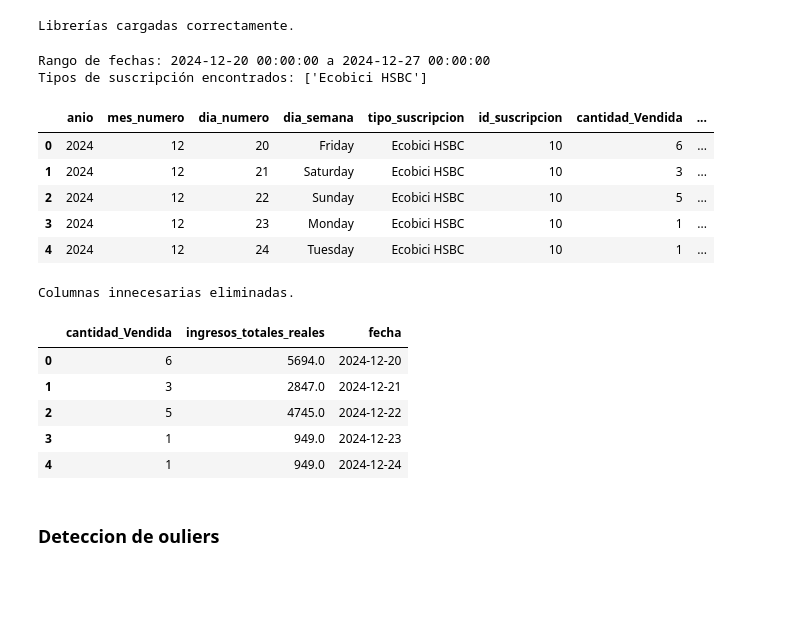
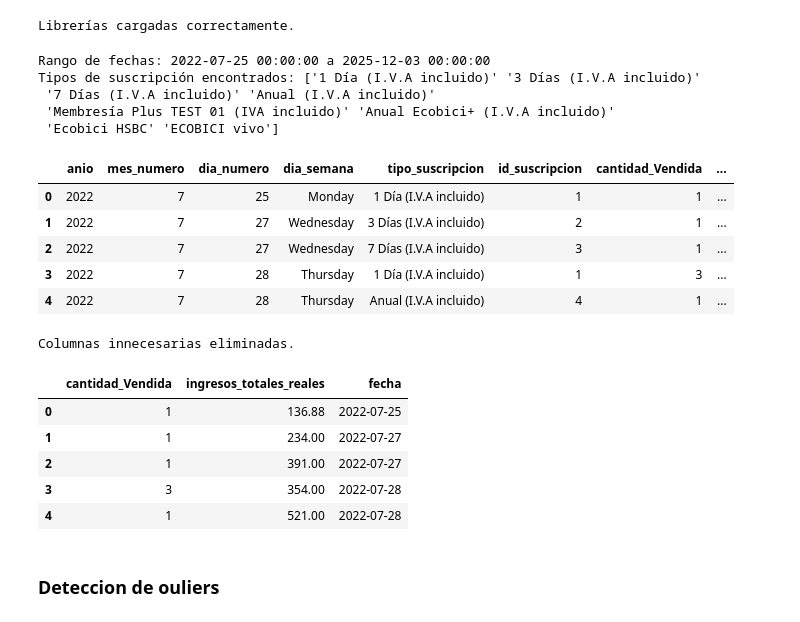
Before and after one commit to victorbriones-hub/exploratory_data_analysis, a Jupyter notebook: main/projects/forecasting_sales/notebooks/data_cleaner.ipynb, the cells around one changed output. Saved outputs shown, nothing was run; the diff lists cells and outputs as text; code cells hidden in the pictures; blank space fills up the shorter version.

```diff
--- a/main/projects/forecasting_sales/notebooks/data_cleaner.ipynb
+++ b/main/projects/forecasting_sales/notebooks/data_cleaner.ipynb
@@ -17,25 +20,28 @@ Librerías cargadas correctamente.
 # %%
 # 1. Cargar el dataset
 # Asegúrate de que el archivo esté en la misma carpeta o coloca la ruta completa
-nombre_archivo = '../data/data_forecast_2025/ingresos_membresia_ecobici_hsbc.csv'  # <--- CAMBIA ESTO POR TU ARCHIVO REAL
+nombre_archivo = f'../data/data_forecast_{anio_}/data_forecast_{anio_}_raw/ingresos_membresia_1_dia.csv'  # <--- CAMBIA ESTO POR TU ARCHIVO REAL
 df_main = pd.read_csv(nombre_archivo)
 
 # 2. Conversión de fechas
 df_main['fecha'] = pd.to_datetime(df_main['fecha'])
 
 # 3. Verificación rápida
 print(f"Rango de fechas: {df_main['fecha'].min()} a {df_main['fecha'].max()}")
 print(f"Tipos de suscripción encontrados: {df_main['tipo_suscripcion'].unique()}")
 display(df_main.head())
 # %% [output]
-Rango de fechas: 2024-12-20 00:00:00 a 2024-12-27 00:00:00
-Tipos de suscripción encontrados: ['Ecobici HSBC']
+Rango de fechas: 2022-07-25 00:00:00 a 2025-12-03 00:00:00
+Tipos de suscripción encontrados: ['1 Día (I.V.A incluido)' '3 Días (I.V.A incluido)'
+ '7 Días (I.V.A incluido)' 'Anual (I.V.A incluido)'
+ 'Membresía Plus TEST 01 (IVA incluido)' 'Anual Ecobici+ (I.V.A incluido)'
+ 'Ecobici HSBC' 'ECOBICI vivo']
 |  | anio | mes_numero | dia_numero | dia_semana | tipo_suscripcion | id_suscripcion | cantidad_Vendida | ... |
-| 0 | 2024 | 12 | 20 | Friday | Ecobici HSBC | 10 | 6 | ... |
-| 1 | 2024 | 12 | 21 | Saturday | Ecobici HSBC | 10 | 3 | ... |
-| 2 | 2024 | 12 | 22 | Sunday | Ecobici HSBC | 10 | 5 | ... |
-| 3 | 2024 | 12 | 23 | Monday | Ecobici HSBC | 10 | 1 | ... |
-| 4 | 2024 | 12 | 24 | Tuesday | Ecobici HSBC | 10 | 1 | ... |
+| 0 | 2022 | 7 | 25 | Monday | 1 Día (I.V.A incluido) | 1 | 1 | ... |
+| 1 | 2022 | 7 | 27 | Wednesday | 3 Días (I.V.A incluido) | 2 | 1 | ... |
+| 2 | 2022 | 7 | 27 | Wednesday | 7 Días (I.V.A incluido) | 3 | 1 | ... |
+| 3 | 2022 | 7 | 28 | Thursday | 1 Día (I.V.A incluido) | 1 | 3 | ... |
+| 4 | 2022 | 7 | 28 | Thursday | Anual (I.V.A incluido) | 4 | 1 | ... |
 # %%
 # eliminar columnas innecesarias si existen
 columnas_a_eliminar = ['anio', 'mes_numero', 'dia_numero', 'dia_semana', 'tipo_suscripcion', 'id_suscripcion']  # Reemplaza con nombres reales
@@ -45,11 +51,11 @@ df_main.head()
 # %% [output]
 Columnas innecesarias eliminadas.
 |  | cantidad_Vendida | ingresos_totales_reales | fecha |
-| 0 | 6 | 5694.0 | 2024-12-20 |
-| 1 | 3 | 2847.0 | 2024-12-21 |
-| 2 | 5 | 4745.0 | 2024-12-22 |
-| 3 | 1 | 949.0 | 2024-12-23 |
-| 4 | 1 | 949.0 | 2024-12-24 |
+| 0 | 1 | 136.88 | 2022-07-25 |
+| 1 | 1 | 234.00 | 2022-07-27 |
+| 2 | 1 | 391.00 | 2022-07-27 |
+| 3 | 3 | 354.00 | 2022-07-28 |
+| 4 | 1 | 521.00 | 2022-07-28 |
 # %% [markdown]
 ### Deteccion de ouliers
 # %%
```
Also changed, not shown: parts of 7 cells of this notebook, 18 other files.
